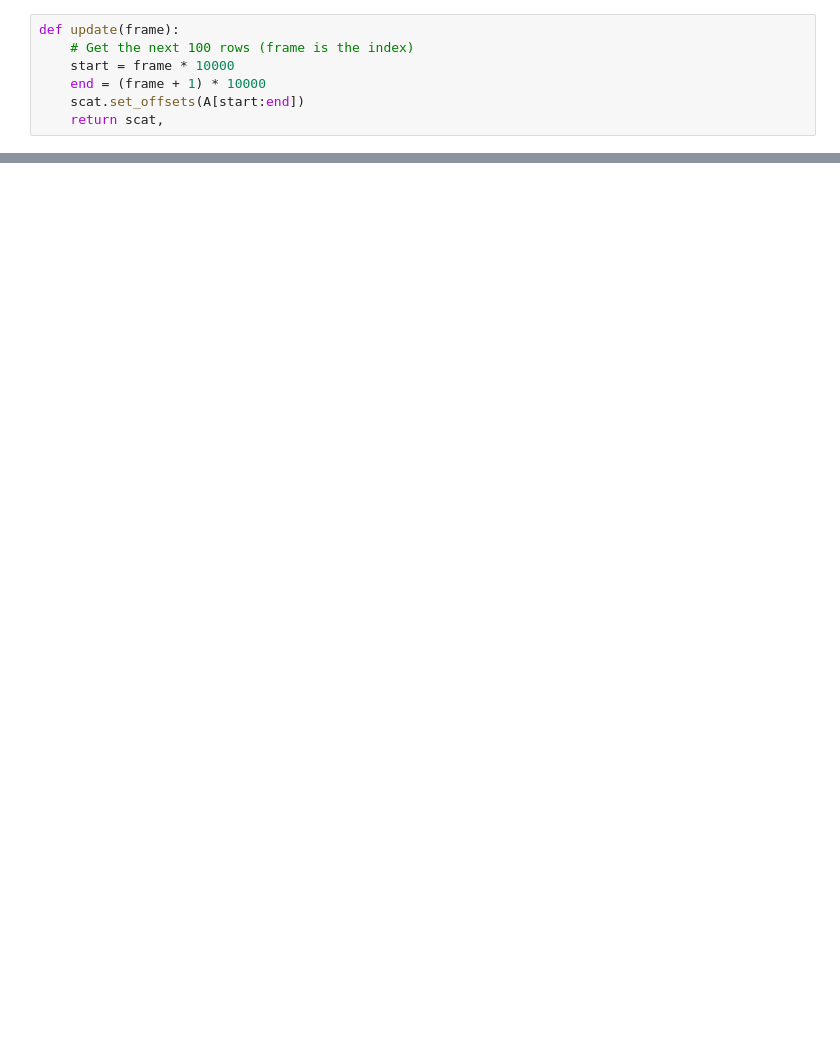
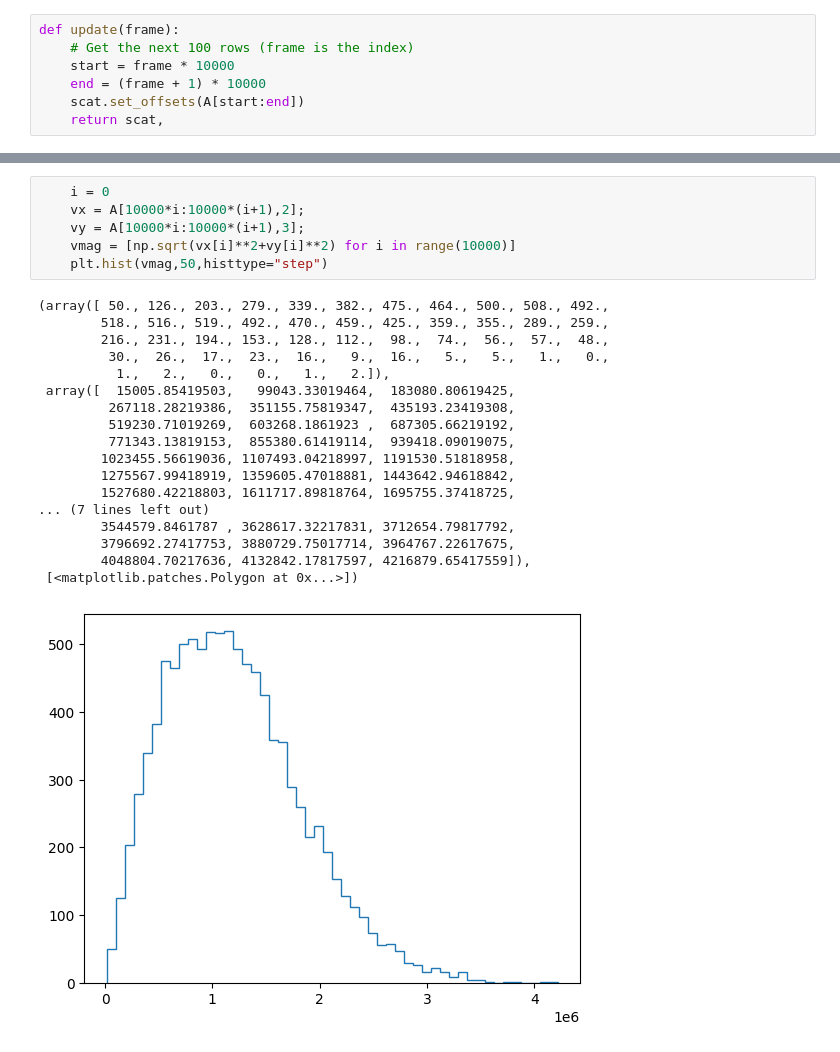
Before and after one commit to Nordic10/Compphys2Plasma, a Jupyter notebook: visualize_pic_data.ipynb, the cells around one changed output, grey strips where cells are left out. Drawn from its saved outputs; the diff is of its cells as text; blank space fills up the shorter version.

```diff
--- a/visualize_pic_data.ipynb
+++ b/visualize_pic_data.ipynb
@@ -53,0 +71,25 @@ display(fig)
+# %%
+    i = 0
+    vx = A[10000*i:10000*(i+1),2];
+    vy = A[10000*i:10000*(i+1),3];
+    vmag = [np.sqrt(vx[i]**2+vy[i]**2) for i in range(10000)]
+    plt.hist(vmag,50,histtype="step")
+# %% [output]
+(array([ 50., 126., 203., 279., 339., 382., 475., 464., 500., 508., 492.,
+        518., 516., 519., 492., 470., 459., 425., 359., 355., 289., 259.,
+        216., 231., 194., 153., 128., 112.,  98.,  74.,  56.,  57.,  48.,
+         30.,  26.,  17.,  23.,  16.,   9.,  16.,   5.,   5.,   1.,   0.,
+          1.,   2.,   0.,   0.,   1.,   2.]),
+ array([  15005.85419503,   99043.33019464,  183080.80619425,
+         267118.28219386,  351155.75819347,  435193.23419308,
+         519230.71019269,  603268.1861923 ,  687305.66219192,
+         771343.13819153,  855380.61419114,  939418.09019075,
+        1023455.56619036, 1107493.04218997, 1191530.51818958,
+        1275567.99418919, 1359605.47018881, 1443642.94618842,
+        1527680.42218803, 1611717.89818764, 1695755.37418725,
+... (7 lines left out)
+        3544579.8461787 , 3628617.32217831, 3712654.79817792,
+        3796692.27417753, 3880729.75017714, 3964767.22617675,
+        4048804.70217636, 4132842.17817597, 4216879.65417559]),
+ [<matplotlib.patches.Polygon at 0x...>])
+[figure, added]
```
Also changed, not shown: parts of 6 cells of this notebook, 3 other files.
